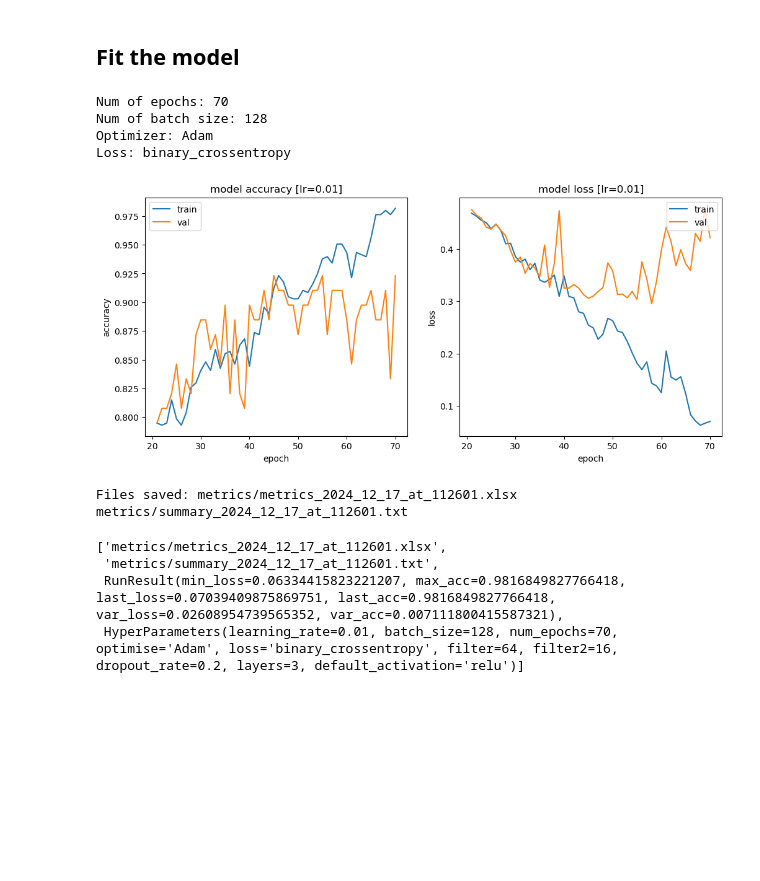
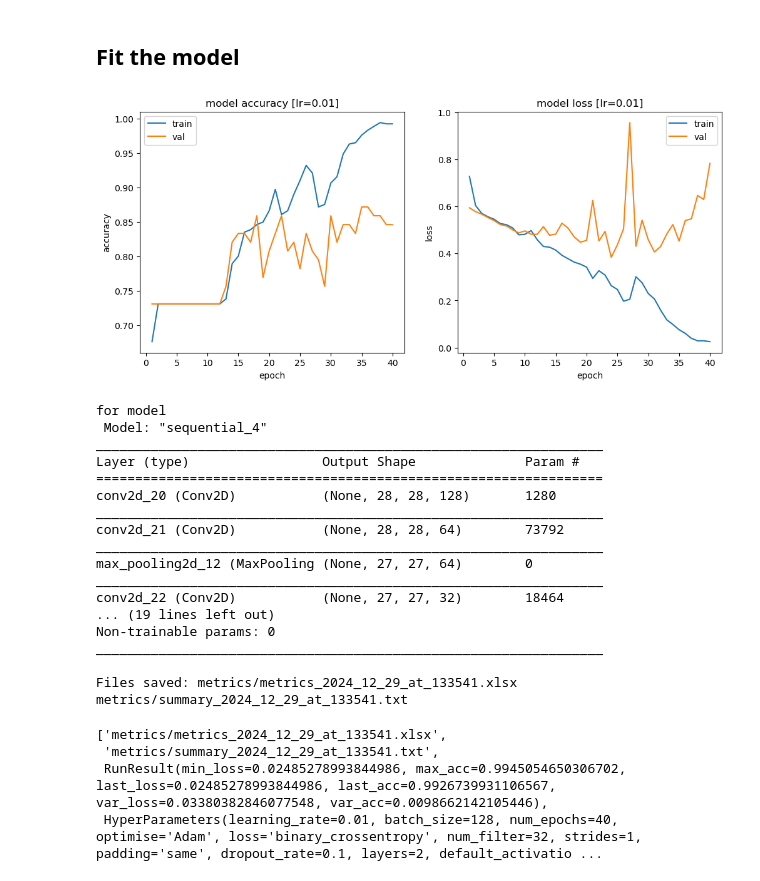
Before and after one commit to john-cant/AMLS_24_25_SNJCCAN57, a Jupyter notebook: A/TaskA_CNN_tune.ipynb, the cells around one changed output. Cells and saved outputs as stored; diff of their text form; code cells hidden in the pictures; blank space fills up the shorter version.

```diff
--- a/A/TaskA_CNN_tune.ipynb
+++ b/A/TaskA_CNN_tune.ipynb
@@ -36,12 +39,18 @@ Including hyperparameters and environment specifics
 ## Initialize parameters
 parameter = ac.HyperParameters(learning_rate=0.01,
                                batch_size=128,
-                               num_epochs=70,
-                               filter=64,
-                               dropout_rate=0.2,
+                               num_epochs=40,
+                               num_filter=32,
+                               dropout_rate=0.1,
                                optimise="Adam",
                                loss="binary_crossentropy",
+                               layers=2,
+                               strides=1,
+                               padding="same",
                                default_activation="relu")
+
+
+pad = "same"
 # %%
 # environment and control (e.g. verbose) parameters
 filebase   = "metrics/"          ## where to store file outputs
@@ -138,41 +139,40 @@ None
 # %% [markdown]
 ## Fit the model
 # %%
-## set up optimizer with learning rate from hyperparameter structure
-##optimizer_choice = str(parameter.optimise)+'(learning_rate='+str(parameter.learning_rate)+')'
-##optimizer        = eval(optimizer_choice)
-## programatic setting of loss parameter needs more work - not used yet
-##loss_choice      = str(parameter.loss)
-##loss             = eval(loss_choice)
-
-## how do I update the loss programmatically like learning rate?
+## set up optimizer from hyperparameter structure
 model.compile(optimizer=parameter.optimise,
               loss=parameter.loss,
               metrics='acc')
-
-if verbose == 1:
-    print("Num of epochs:",parameter.num_epochs)
-    print("Num of batch size:",parameter.batch_size)
-    print("Optimizer:",parameter.optimise)
-    print("Loss:",parameter.loss)
 
 ## Fit the model
 history = model.fit(train_dataset,
                     validation_data=val_dataset,
                     epochs=parameter.num_epochs,
                     batch_size=parameter.batch_size,
                     verbose=0)
 
 ## output graphically and also save to files
-ac.graph_and_save(history,summary_content,parameter,filebase,skip=20)
+ac.graph_and_save(history,summary_content,parameter,filebase)
 # %% [output]
+[figure, new version]
-Num of epochs: 70
-Num of batch size: 128
-Optimizer: Adam
-Loss: binary_crossentropy
+for model
+ Model: "sequential_4"
+_________________________________________________________________
+Layer (type)                 Output Shape              Param #
+=================================================================
+conv2d_20 (Conv2D)           (None, 28, 28, 128)       1280
+_________________________________________________________________
+conv2d_21 (Conv2D)           (None, 28, 28, 64)        73792
+_________________________________________________________________
+max_pooling2d_12 (MaxPooling (None, 27, 27, 64)        0
+_________________________________________________________________
+conv2d_22 (Conv2D)           (None, 27, 27, 32)        18464
+... (19 lines left out)
+Non-trainable params: 0
+_________________________________________________________________
+
+Files saved: metrics/metrics_2024_12_29_at_133541.xlsx metrics/summary_2024_12_29_at_133541.txt
-[figure, old version]
-Files saved: metrics/metrics_2024_12_17_at_112601.xlsx metrics/summary_2024_12_17_at_112601.txt
+['metrics/metrics_2024_12_29_at_133541.xlsx',
+ 'metrics/summary_2024_12_29_at_133541.txt',
+ RunResult(min_loss=0.02485278993844986, max_acc=0.9945054650306702, last_loss=0.02485278993844986, last_acc=0.9926739931106567, var_loss=0.03380382846077548, var_acc=0.0098662142105446),
+ HyperParameters(learning_rate=0.01, batch_size=128, num_epochs=40, optimise='Adam', loss='binary_crossentropy', num_filter=32, strides=1, padding='same', dropout_rate=0.1, layers=2, default_activatio ...
-['metrics/metrics_2024_12_17_at_112601.xlsx',
- 'metrics/summary_2024_12_17_at_112601.txt',
- RunResult(min_loss=0.06334415823221207, max_acc=0.9816849827766418, last_loss=0.07039409875869751, last_acc=0.9816849827766418, var_loss=0.02608954739565352, var_acc=0.007111800415587321),
- HyperParameters(learning_rate=0.01, batch_size=128, num_epochs=70, optimise='Adam', loss='binary_crossentropy', filter=64, filter2=16, dropout_rate=0.2, layers=3, default_activation='relu')]
```
Also changed, not shown: parts of 2 cells of this notebook, 3 other files.
